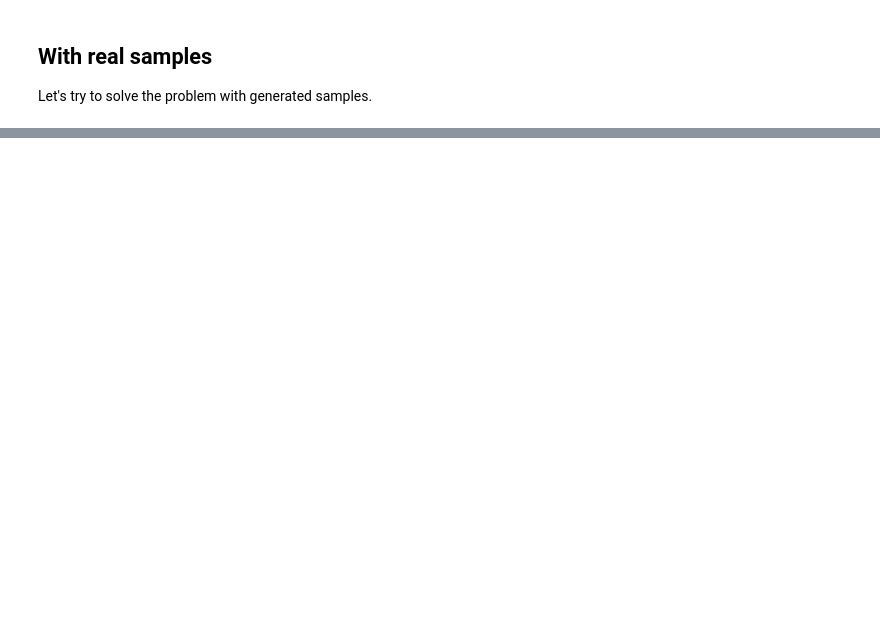
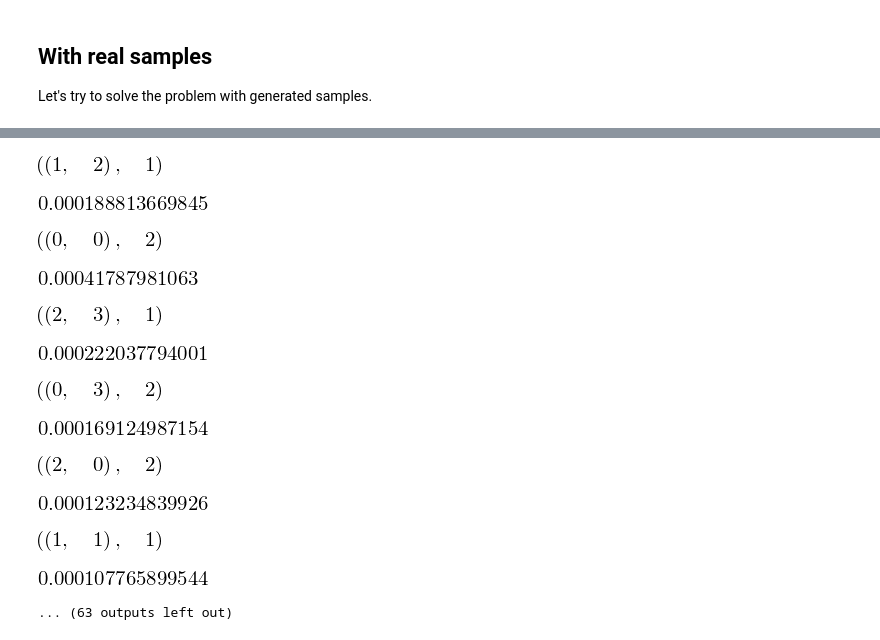
Before and after one commit to sidaw/polymom, a Jupyter notebook: MixtureLinearRegressions.ipynb, the cells around one changed output, grey strips where cells are left out. Saved outputs shown, nothing was run; the diff lists cells and outputs as text; code cells hidden in the pictures; blank space fills up the shorter version.

```diff
--- a/MixtureLinearRegressions.ipynb
+++ b/MixtureLinearRegressions.ipynb
@@ -174,0 +213,20 @@ print ws
+# %%
+moments_x_true = expected_gaussian_moments(sigma, alphas_)
+moments_y_true = expected_moments_y(ws, pis, moments_x, alphabs)
+# %%
+for key in moments_y:
+    display(key, abs(moments_y[key] - moments_y_true[key]))
+# %% [output]
+[figure, added]
+[figure, added]
+[figure, added]
+[figure, added]
+[figure, added]
+[figure, added]
+[figure, added]
+[figure, added]
+[figure, added]
+[figure, added]
+[figure, added]
+[figure, added]
+... (63 outputs left out)
```
Also changed, not shown: parts of 11 cells of this notebook, 1 other file.
